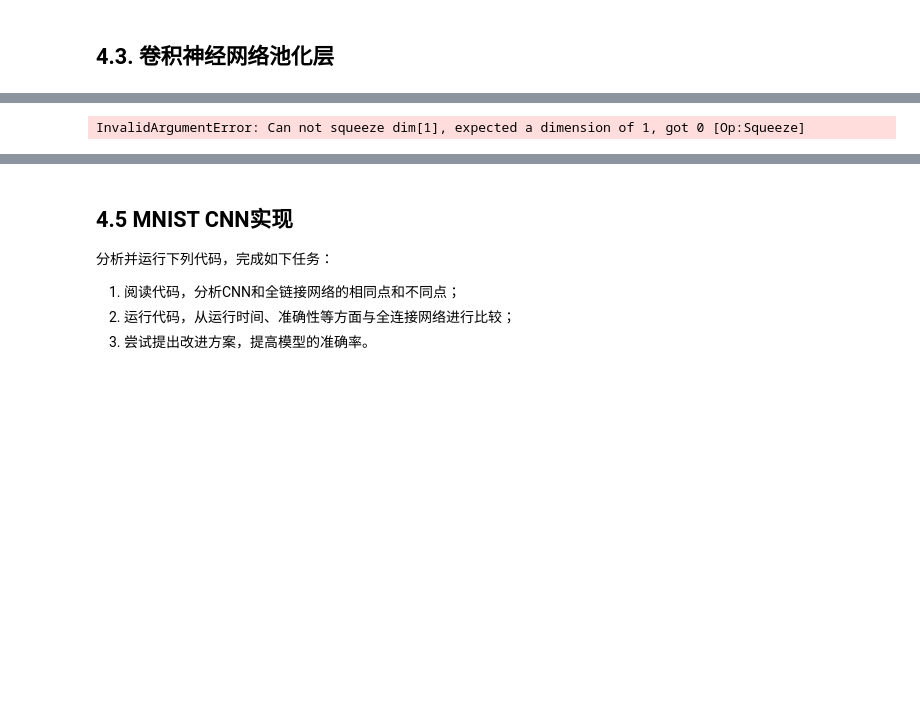
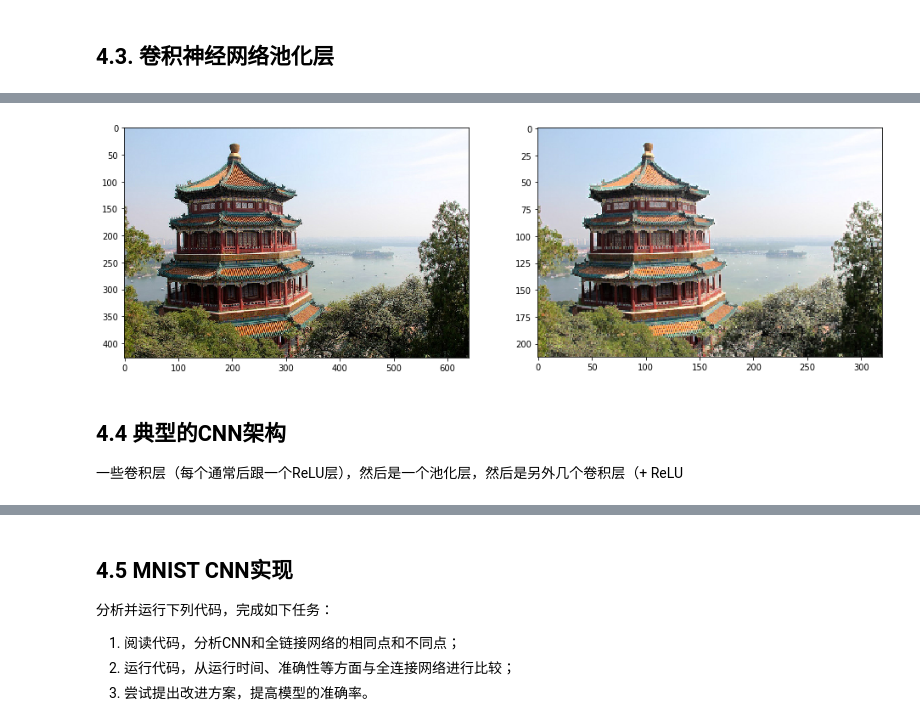
Before and after one commit to weiwanling/TensorFlow_Experiment, a Jupyter notebook: tensorflow_experiment_code/tensorflow_ex2.ipynb, the cells around one changed output, grey strips where cells are left out. Cells and saved outputs as stored; diff of their text form; code cells hidden in the pictures; blank space fills up the shorter version.

```diff
--- a/tensorflow_experiment_code/tensorflow_ex2.ipynb
+++ b/tensorflow_experiment_code/tensorflow_ex2.ipynb
@@ -8,6 +44,9 @@ import tensorflow as tf
 
 def plot_image(image):
     plt.imshow(image, cmap="gray", interpolation="nearest")
+
+def plot_color_image(image):
+    plt.imshow(tf.cast(image,np.uint8), interpolation="nearest")
 
 china = load_sample_image("china.jpg")        #加载图像
 image = china[150:220, 130:250]
@@ -43,22 +85,17 @@ NameError: name 'dataset' is not defined
 # %%
-from tensorflow.keras.datasets import  mnist
-(train_images,train_labels),(test_images,test_labels) = mnist.load_data()
-train_images1,test_images1=train_images/255.0,test_images/255.0
-
-#dataset=tf.expand_dims(train_images,0)
-dataset=train_images
-
-max_pool = tf.nn.max_pool(
-                                                    dataset,
-                                                    ksize=[2,2,1],
-                                                    strides=[2,2,1],
-                                                    padding="VALID"
-                                                )
+dataset = np.array([china], dtype=np.float32)
+max_pool = tf.nn.max_pool(dataset,
+                                                     ksize=[1,2,2,1],
+                                                     strides=[1,2,2,1],
+                                                     padding="VALID")
 plt.figure(figsize=(16, 12))
 plt.subplot(121)
 plot_color_image(dataset[0])
 plt.subplot(122)
 plot_color_image(max_pool[0])
 plt.show()
 # %% [output]
-InvalidArgumentError: Can not squeeze dim[1], expected a dimension of 1, got 0 [Op:Squeeze]
+[figure, added]
+# %% [markdown]
+## 4.4 典型的CNN架构
+一些卷积层（每个通常后跟一个ReLU层），然后是一个池化层，然后是另外几个卷积层（+ ReLU
```
Also changed, not shown: parts of 8 cells of this notebook, 5 other files.
